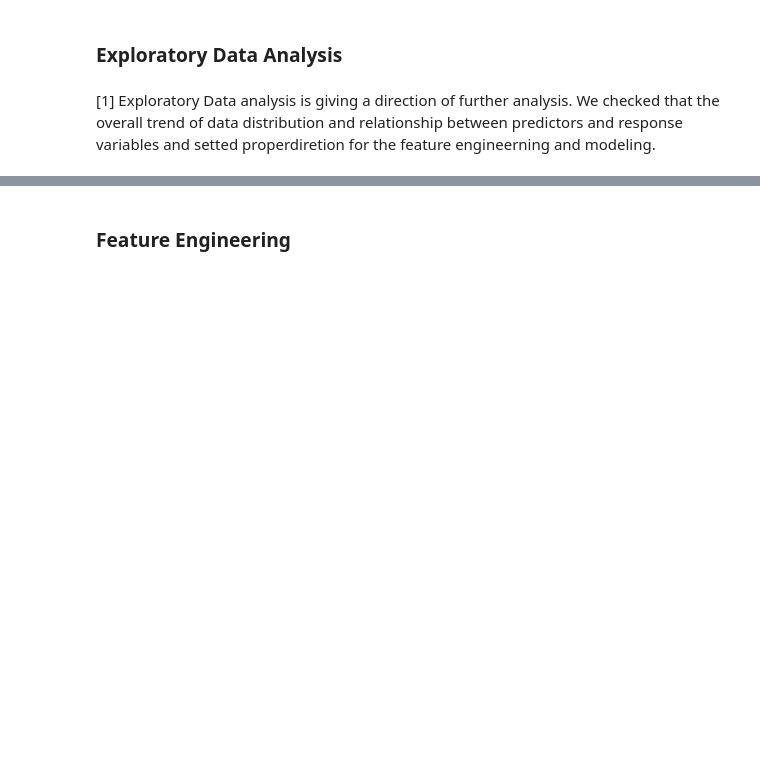
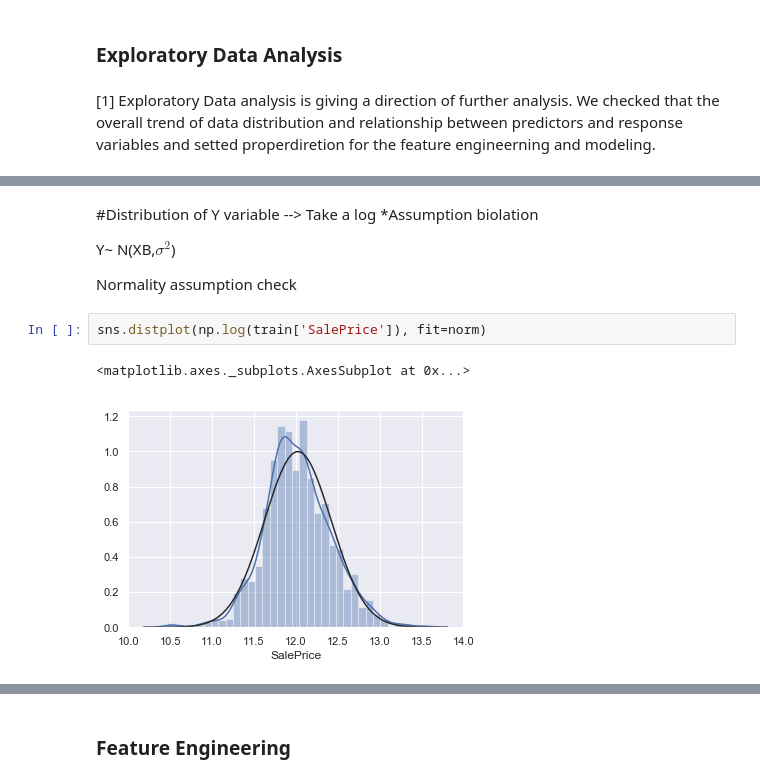
Before and after one commit to Sooyeong/CSE627_project, a Jupyter notebook: Report_ver1.ipynb, the cells around one changed output, grey strips where cells are left out. Drawn from its saved outputs; the diff is of its cells as text; blank space fills up the shorter version.

```diff
--- a/Report_ver1.ipynb
+++ b/Report_ver1.ipynb
@@ -45,0 +103,12 @@
+# %% [markdown]
+#Distribution of Y variable --> Take a log
+*Assumption biolation
+
+Y~ N(XB,$\sigma^{2}$)
+
+Normality assumption check
+# %%
+sns.distplot(np.log(train['SalePrice']), fit=norm)
+# %% [output]
+<matplotlib.axes._subplots.AxesSubplot at 0x...>
+[figure, added]
```
Also changed, not shown: parts of 12 cells of this notebook.
